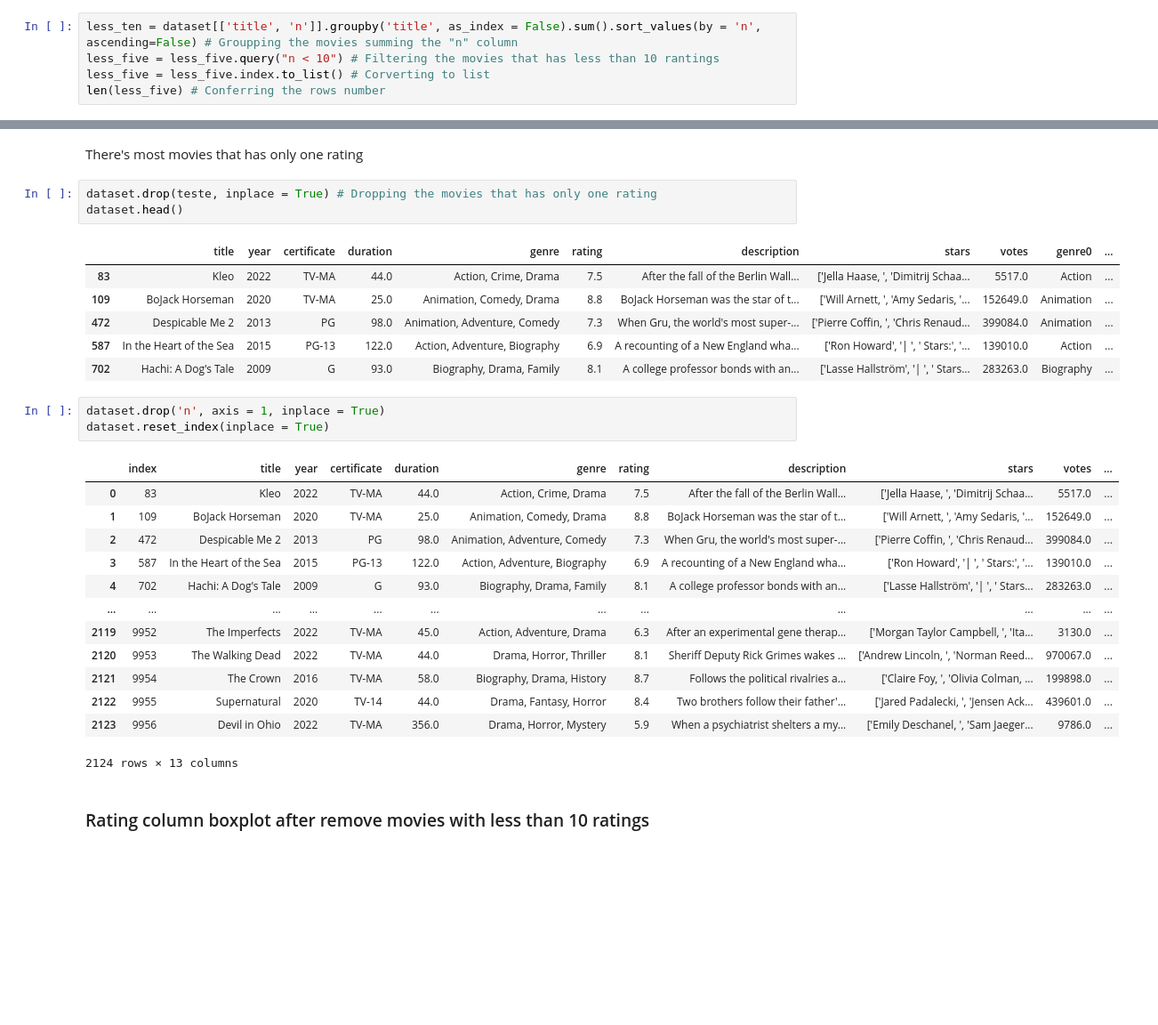
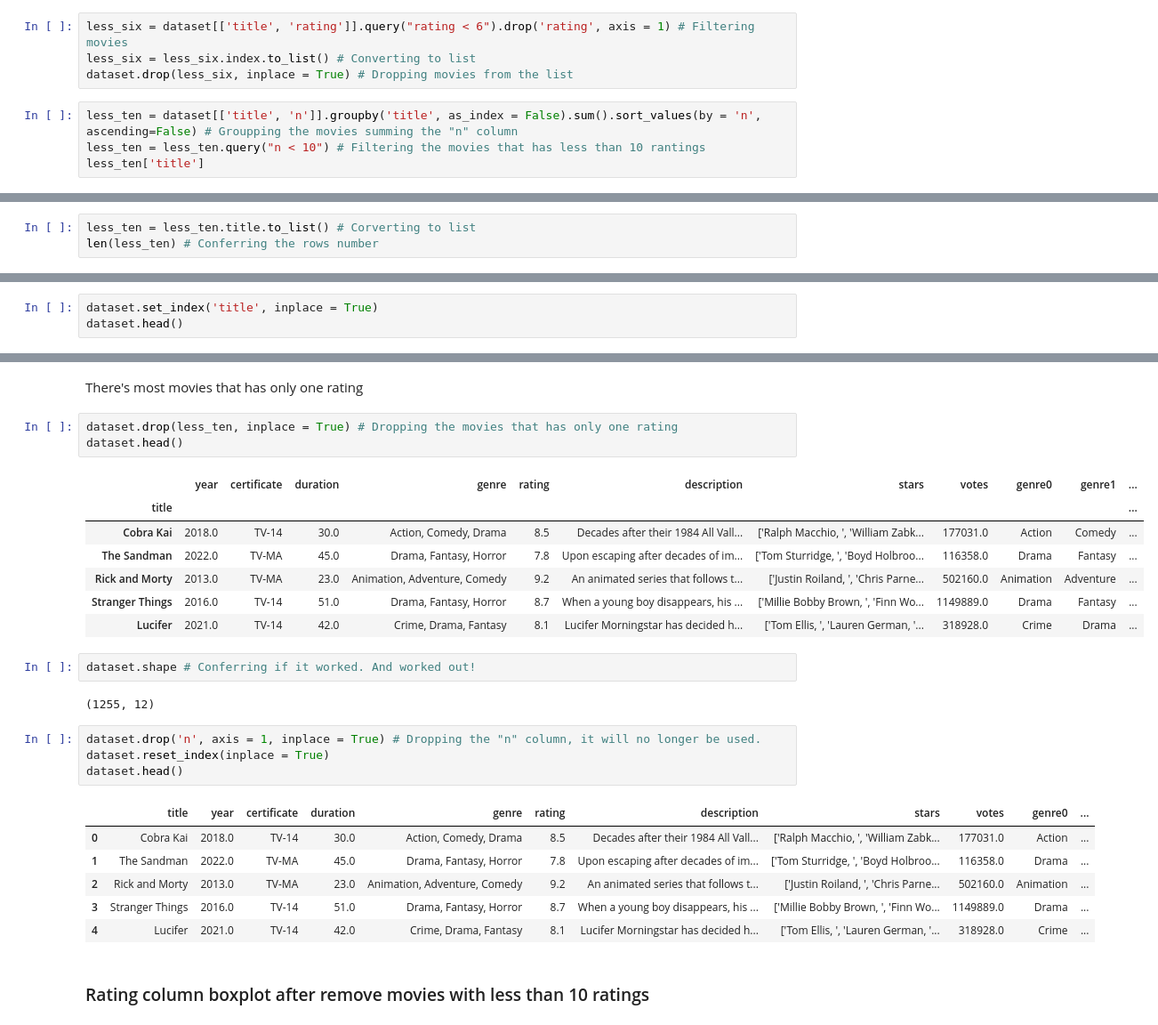
Before and after one commit to daniel-m-fernandes/Exploratory_data_analysis, a Jupyter notebook: Netflix_popular_movies.ipynb, the cells around one changed output, grey strips where cells are left out. Shown: that part at 89% size. Saved outputs shown, nothing was run; the diff lists cells and outputs as text; blank space fills up the shorter version.

```diff
--- a/Netflix_popular_movies.ipynb
+++ b/Netflix_popular_movies.ipynb
@@ -260,6 +317,9 @@ dataset.head()
+# %%
+less_six = dataset[['title', 'rating']].query("rating < 6").drop('rating', axis = 1) # Filtering movies
+less_six = less_six.index.to_list() # Converting to list
+dataset.drop(less_six, inplace = True) # Dropping movies from the list
 # %%
 less_ten = dataset[['title', 'n']].groupby('title', as_index = False).sum().sort_values(by = 'n', ascending=False) # Groupping the movies summing the "n" column
-less_five = less_five.query("n < 10") # Filtering the movies that has less than 10 rantings
-less_five = less_five.index.to_list() # Corverting to list
-len(less_five) # Conferring the rows number
+less_ten = less_ten.query("n < 10") # Filtering the movies that has less than 10 rantings
+less_ten['title']
 # %% [output]
@@ -266,0 +338,3 @@ len(less_five) # Conferring the rows number
+# %%
+less_ten = less_ten.title.to_list() # Corverting to list
+len(less_ten) # Conferring the rows number
@@ -266,0 +343,3 @@ len(less_five) # Conferring the rows number
+# %%
+dataset.set_index('title', inplace = True)
+dataset.head()
@@ -267,32 +354,31 @@ len(less_five) # Conferring the rows number
 # %% [markdown]
 There's most movies that has only one rating
 # %%
-dataset.drop(teste, inplace = True) # Dropping the movies that has only one rating
+dataset.drop(less_ten, inplace = True) # Dropping the movies that has only one rating
 dataset.head()
 # %% [output]
-|  | title | year | certificate | duration | genre | rating | description | stars | votes | genre0 | ... |
-| 83 | Kleo | 2022 | TV-MA | 44.0 | Action, Crime, Drama | 7.5 | After the fall of the Berlin Wall... | ['Jella Haase, ', 'Dimitrij Schaa... | 5517.0 | Action | ... |
-| 109 | BoJack Horseman | 2020 | TV-MA | 25.0 | Animation, Comedy, Drama | 8.8 | BoJack Horseman was the star of t... | ['Will Arnett, ', 'Amy Sedaris, '... | 152649.0 | Animation | ... |
-| 472 | Despicable Me 2 | 2013 | PG | 98.0 | Animation, Adventure, Comedy | 7.3 | When Gru, the world's most super-... | ['Pierre Coffin, ', 'Chris Renaud... | 399084.0 | Animation | ... |
-| 587 | In the Heart of the Sea | 2015 | PG-13 | 122.0 | Action, Adventure, Biography | 6.9 | A recounting of a New England wha... | ['Ron Howard', '| ', ' Stars:', '... | 139010.0 | Action | ... |
-| 702 | Hachi: A Dog's Tale | 2009 | G | 93.0 | Biography, Drama, Family | 8.1 | A college professor bonds with an... | ['Lasse Hallström', '| ', ' Stars... | 283263.0 | Biography | ... |
+|  | year | certificate | duration | genre | rating | description | stars | votes | genre0 | genre1 | ... |
+| title |  |  |  |  |  |  |  |  |  |  | ... |
+| Cobra Kai | 2018.0 | TV-14 | 30.0 | Action, Comedy, Drama | 8.5 | Decades after their 1984 All Vall... | ['Ralph Macchio, ', 'William Zabk... | 177031.0 | Action | Comedy | ... |
+| The Sandman | 2022.0 | TV-MA | 45.0 | Drama, Fantasy, Horror | 7.8 | Upon escaping after decades of im... | ['Tom Sturridge, ', 'Boyd Holbroo... | 116358.0 | Drama | Fantasy | ... |
+| Rick and Morty | 2013.0 | TV-MA | 23.0 | Animation, Adventure, Comedy | 9.2 | An animated series that follows t... | ['Justin Roiland, ', 'Chris Parne... | 502160.0 | Animation | Adventure | ... |
+| Stranger Things | 2016.0 | TV-14 | 51.0 | Drama, Fantasy, Horror | 8.7 | When a young boy disappears, his ... | ['Millie Bobby Brown, ', 'Finn Wo... | 1149889.0 | Drama | Fantasy | ... |
+| Lucifer | 2021.0 | TV-14 | 42.0 | Crime, Drama, Fantasy | 8.1 | Lucifer Morningstar has decided h... | ['Tom Ellis, ', 'Lauren German, '... | 318928.0 | Crime | Drama | ... |
+# %%
+dataset.shape # Conferring if it worked. And worked out!
+# %% [output]
+(1255, 12)
 # %%
-dataset.drop('n', axis = 1, inplace = True)
+dataset.drop('n', axis = 1, inplace = True) # Dropping the "n" column, it will no longer be used.
 dataset.reset_index(inplace = True)
+dataset.head()
 # %% [output]
-|  | index | title | year | certificate | duration | genre | rating | description | stars | votes | ... |
-| 0 | 83 | Kleo | 2022 | TV-MA | 44.0 | Action, Crime, Drama | 7.5 | After the fall of the Berlin Wall... | ['Jella Haase, ', 'Dimitrij Schaa... | 5517.0 | ... |
-| 1 | 109 | BoJack Horseman | 2020 | TV-MA | 25.0 | Animation, Comedy, Drama | 8.8 | BoJack Horseman was the star of t... | ['Will Arnett, ', 'Amy Sedaris, '... | 152649.0 | ... |
-| 2 | 472 | Despicable Me 2 | 2013 | PG | 98.0 | Animation, Adventure, Comedy | 7.3 | When Gru, the world's most super-... | ['Pierre Coffin, ', 'Chris Renaud... | 399084.0 | ... |
-| 3 | 587 | In the Heart of the Sea | 2015 | PG-13 | 122.0 | Action, Adventure, Biography | 6.9 | A recounting of a New England wha... | ['Ron Howard', '| ', ' Stars:', '... | 139010.0 | ... |
-| 4 | 702 | Hachi: A Dog's Tale | 2009 | G | 93.0 | Biography, Drama, Family | 8.1 | A college professor bonds with an... | ['Lasse Hallström', '| ', ' Stars... | 283263.0 | ... |
-| ... | ... | ... | ... | ... | ... | ... | ... | ... | ... | ... | ... |
-| 2119 | 9952 | The Imperfects | 2022 | TV-MA | 45.0 | Action, Adventure, Drama | 6.3 | After an experimental gene therap... | ['Morgan Taylor Campbell, ', 'Ita... | 3130.0 | ... |
-| 2120 | 9953 | The Walking Dead | 2022 | TV-MA | 44.0 | Drama, Horror, Thriller | 8.1 | Sheriff Deputy Rick Grimes wakes ... | ['Andrew Lincoln, ', 'Norman Reed... | 970067.0 | ... |
-| 2121 | 9954 | The Crown | 2016 | TV-MA | 58.0 | Biography, Drama, History | 8.7 | Follows the political rivalries a... | ['Claire Foy, ', 'Olivia Colman, ... | 199898.0 | ... |
-| 2122 | 9955 | Supernatural | 2020 | TV-14 | 44.0 | Drama, Fantasy, Horror | 8.4 | Two brothers follow their father'... | ['Jared Padalecki, ', 'Jensen Ack... | 439601.0 | ... |
-| 2123 | 9956 | Devil in Ohio | 2022 | TV-MA | 356.0 | Drama, Horror, Mystery | 5.9 | When a psychiatrist shelters a my... | ['Emily Deschanel, ', 'Sam Jaeger... | 9786.0 | ... |
+|  | title | year | certificate | duration | genre | rating | description | stars | votes | genre0 | ... |
+| 0 | Cobra Kai | 2018.0 | TV-14 | 30.0 | Action, Comedy, Drama | 8.5 | Decades after their 1984 All Vall... | ['Ralph Macchio, ', 'William Zabk... | 177031.0 | Action | ... |
+| 1 | The Sandman | 2022.0 | TV-MA | 45.0 | Drama, Fantasy, Horror | 7.8 | Upon escaping after decades of im... | ['Tom Sturridge, ', 'Boyd Holbroo... | 116358.0 | Drama | ... |
+| 2 | Rick and Morty | 2013.0 | TV-MA | 23.0 | Animation, Adventure, Comedy | 9.2 | An animated series that follows t... | ['Justin Roiland, ', 'Chris Parne... | 502160.0 | Animation | ... |
+| 3 | Stranger Things | 2016.0 | TV-14 | 51.0 | Drama, Fantasy, Horror | 8.7 | When a young boy disappears, his ... | ['Millie Bobby Brown, ', 'Finn Wo... | 1149889.0 | Drama | ... |
+| 4 | Lucifer | 2021.0 | TV-14 | 42.0 | Crime, Drama, Fantasy | 8.1 | Lucifer Morningstar has decided h... | ['Tom Ellis, ', 'Lauren German, '... | 318928.0 | Crime | ... |
-2124 rows × 13 columns
 # %% [markdown]
 ### Rating column boxplot after remove movies with less than 10 ratings
 # %%
```
Also changed, not shown: parts of 33 cells of this notebook, 1 other file.
